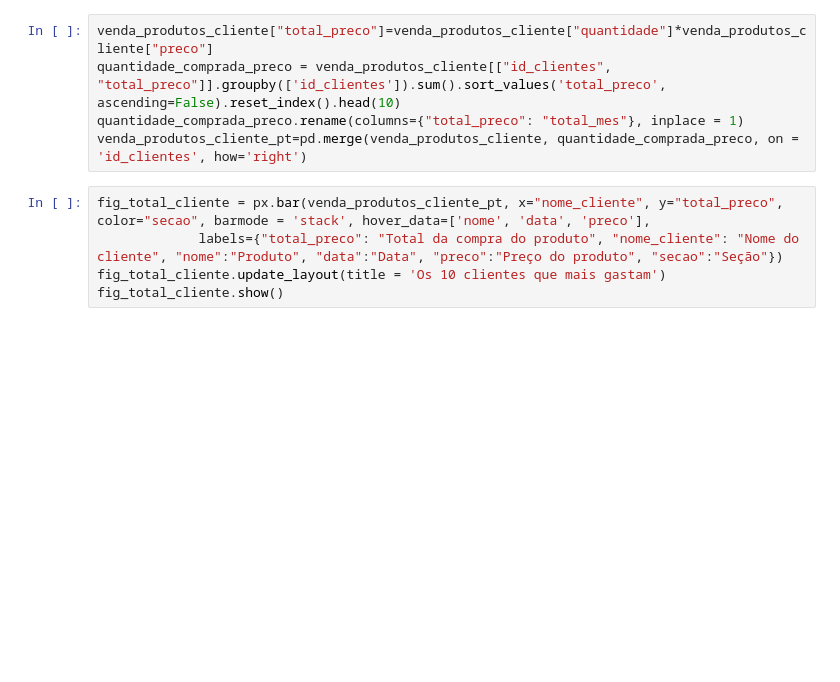
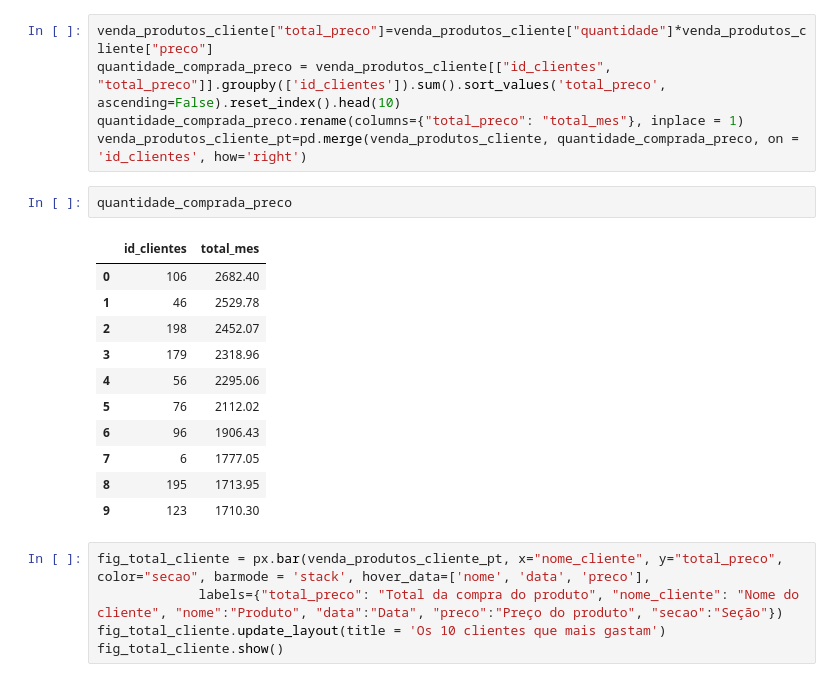
Before and after one commit to BrunoFornaro/A2-LP, a Jupyter notebook: testes_análises-Copy1 (1).ipynb, the cells around one changed output. Drawn from its saved outputs; the diff is of its cells as text; blank space fills up the shorter version.

```diff
--- a/testes_análises-Copy1 (1).ipynb
+++ b/testes_análises-Copy1 (1).ipynb
@@ -321,6 +321,20 @@ venda_produtos_cliente["total_preco"]=venda_produtos_cliente["quantidade"]*venda
 quantidade_comprada_preco = venda_produtos_cliente[["id_clientes", "total_preco"]].groupby(['id_clientes']).sum().sort_values('total_preco', ascending=False).reset_index().head(10)
 quantidade_comprada_preco.rename(columns={"total_preco": "total_mes"}, inplace = 1)
 venda_produtos_cliente_pt=pd.merge(venda_produtos_cliente, quantidade_comprada_preco, on = 'id_clientes', how='right')
+# %%
+quantidade_comprada_preco
+# %% [output]
+|  | id_clientes | total_mes |
+| 0 | 106 | 2682.40 |
+| 1 | 46 | 2529.78 |
+| 2 | 198 | 2452.07 |
+| 3 | 179 | 2318.96 |
+| 4 | 56 | 2295.06 |
+| 5 | 76 | 2112.02 |
+| 6 | 96 | 1906.43 |
+| 7 | 6 | 1777.05 |
+| 8 | 195 | 1713.95 |
+| 9 | 123 | 1710.30 |
 # %%
 fig_total_cliente = px.bar(venda_produtos_cliente_pt, x="nome_cliente", y="total_preco", color="secao", barmode = 'stack', hover_data=['nome', 'data', 'preco'],
              labels={"total_preco": "Total da compra do produto", "nome_cliente": "Nome do cliente", "nome":"Produto", "data":"Data", "preco":"Preço do produto", "secao":"Seção"})
```
Also changed, not shown: parts of 8 cells of this notebook, 4 other files.
